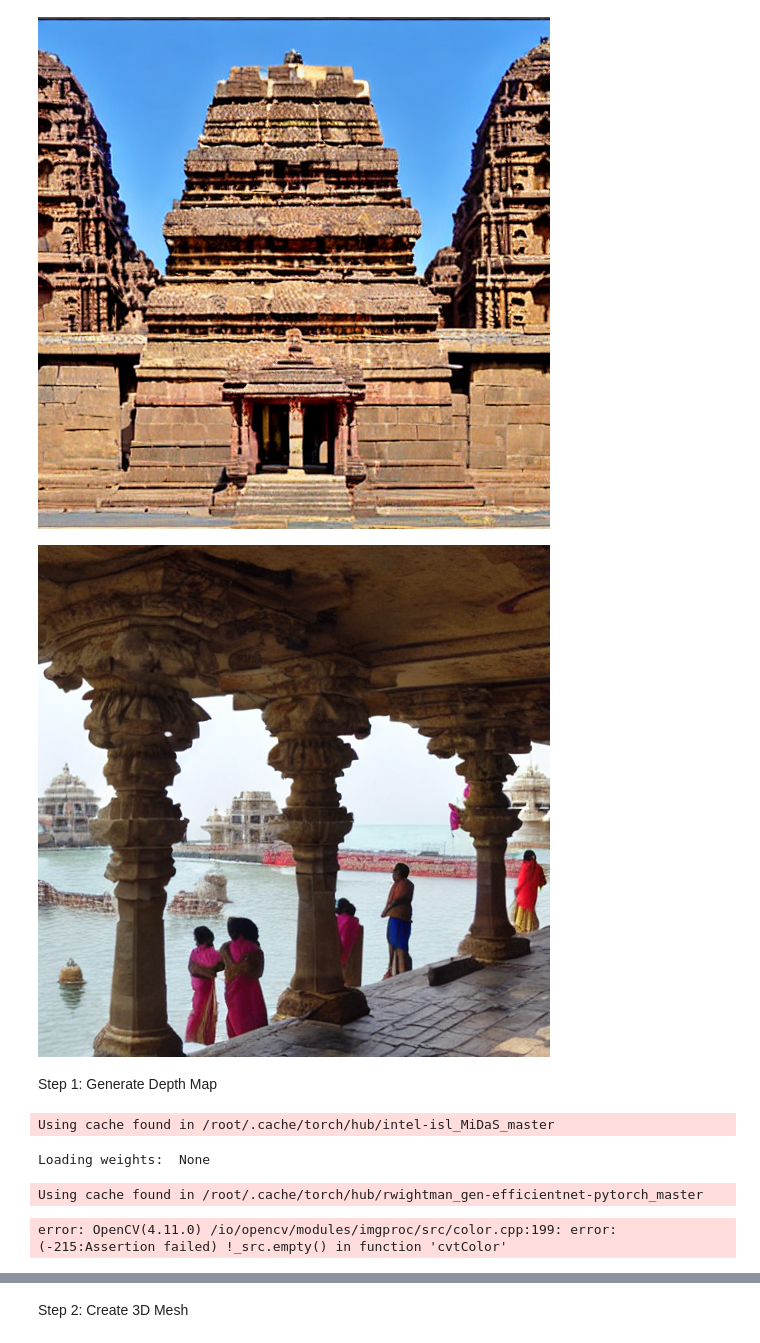
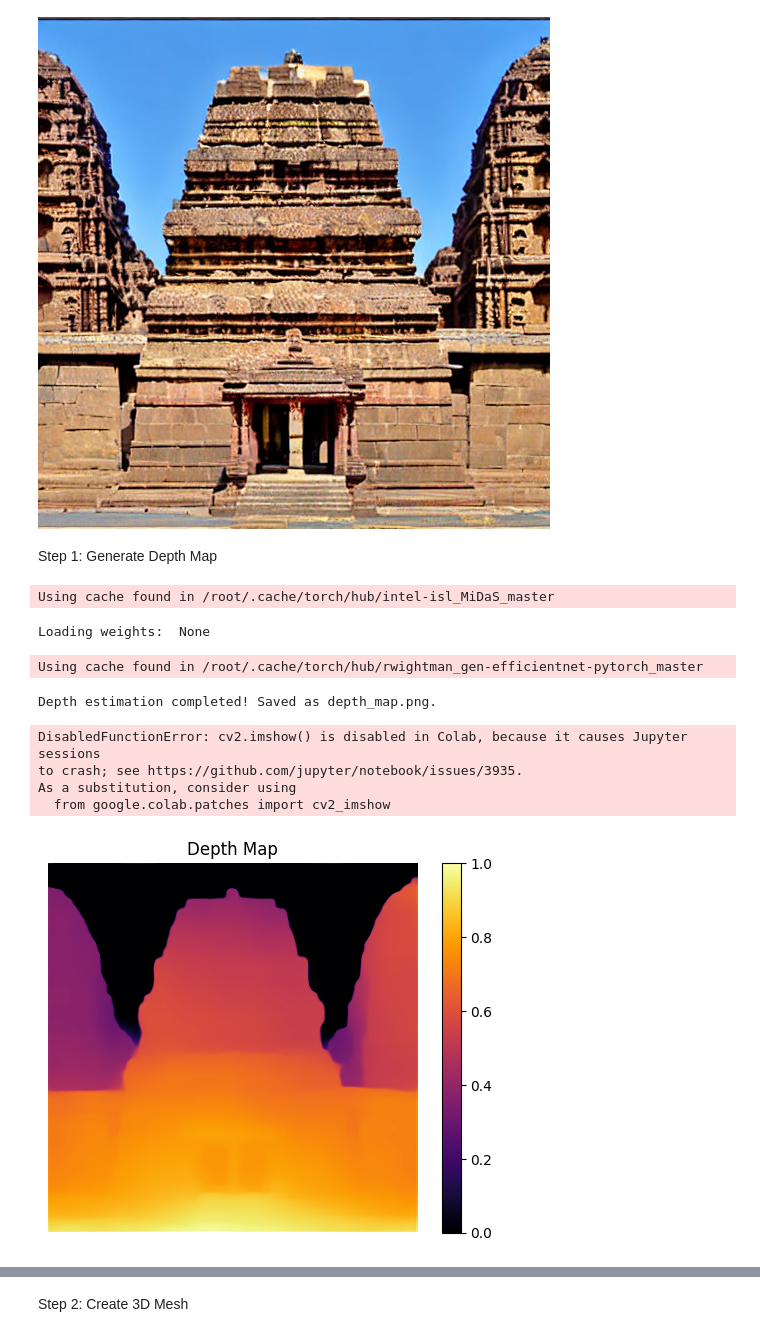
Before and after one commit to NandithaSHadligere/CulturalHeritage, a Jupyter notebook: HeritageAI.ipynb, the cells around one changed output, grey strips where cells are left out. Cells and saved outputs as stored; diff of their text form; code cells hidden in the pictures.

```diff
--- a/HeritageAI.ipynb
+++ b/HeritageAI.ipynb
@@ -36,31 +36,23 @@ You will be able to reuse this secret in all of your notebooks.
 Please note that authentication is recommended but still optional to access public models or datasets.
   warnings.warn(
 [figure]
-# %%
-
-# Example usage
-prompt = "Dwarka temple"
-image = generate_image(prompt)
-
-# Display the image in Jupyter Notebook
-display(image)
-
-# Save the generated image
-image.save("shree-krishna_temple.png")
-# %% [output]
-[figure, removed]
 # %% [markdown]
 Step 1: Generate Depth Map
 # %%
 import torch
 import cv2
 import numpy as np
+import requests
+from PIL import Image
+from io import BytesIO
 from torchvision.transforms import Compose, Resize, ToTensor, Normalize
+
+# Check device (GPU or CPU)
+device = "cuda" if torch.cuda.is_available() else "cpu"
 
 # Load MiDaS model
 midas_model = torch.hub.load("intel-isl/MiDaS", "MiDaS_small")
-midas_model.eval()
-midas_model.to("cuda")
+midas_model.eval().to(device)
 
 # Load transforms to prepare the image for the model
 transform = Compose([
@@ -69,26 +61,61 @@ transform = Compose([
     Normalize(mean=[0.485, 0.456, 0.406], std=[0.229, 0.224, 0.225]),
 ])
 
+def download_image(url):
+    """Download image from a URL and return it as a NumPy array."""
+    response = requests.get(url)
+    if response.status_code == 200:
+        img = Image.open(BytesIO(response.content))  # Open image from bytes
+        img = img.convert("RGB")  # Ensure it's in RGB format
+        return np.array(img)  # Convert to NumPy array
+    else:
+        raise ValueError(f"Error: Unable to download image from {url}")
+
 def estimate_depth(image_path):
-    img = cv2.imread(image_path)
-    img = cv2.cvtColor(img, cv2.COLOR_BGR2RGB)
-    img_input = transform(img).unsqueeze(0).to("cuda")
+    """Estimate depth from an image URL or local file path."""
+    if image_path.startswith("http"):
+        img = download_image(image_path)  # Download image from URL
+    else:
+        img = cv2.imread(image_path)
+        if img is None:
+            raise ValueError(f"Error: Unable to load image at {image_path}")
+        img = cv2.cvtColor(img, cv2.COLOR_BGR2RGB)
+
+    img = Image.fromarray(img)  # Convert NumPy array to PIL Image
+    img_input = transform(img).unsqueeze(0).to(device)
 
     with torch.no_grad():
         depth = midas_model(img_input)
         depth = depth.squeeze().cpu().numpy()
 
-    depth_min = depth.min()
-    depth_max = depth.max()
+    depth_min, depth_max = depth.min(), depth.max()
     depth_normalized = (depth - depth_min) / (depth_max - depth_min)
 
     return depth_normalized
 
 # Estimate depth
-depth_map = estimate_depth("sun_temple.png")
-cv2.imwrite("depth_map.png", depth_map * 255)
+image_url = "https://github.com/NandithaSHadligere/CulturalHeritage/blob/main/sun_temple.png?raw=true"
+depth_map = estimate_depth(image_url)
+
+# Save depth map as an image
+cv2.imwrite("depth_map.png", (depth_map * 255).astype(np.uint8))
+print("Depth estimation completed! Saved as depth_map.png.")
 # %% [output]
 Using cache found in /root/.cache/torch/hub/intel-isl_MiDaS_master
 Loading weights:  None
 Using cache found in /root/.cache/torch/hub/rwightman_gen-efficientnet-pytorch_master
-error: OpenCV(4.11.0) /io/opencv/modules/imgproc/src/color.cpp:199: error: (-215:Assertion failed) !_src.empty() in function 'cvtColor'
+Depth estimation completed! Saved as depth_map.png.
+DisabledFunctionError: cv2.imshow() is disabled in Colab, because it causes Jupyter sessions
+to crash; see https://github.com/jupyter/notebook/issues/3935.
+As a substitution, consider using
+  from google.colab.patches import cv2_imshow
+# %%
+import matplotlib.pyplot as plt
+
+plt.imshow(depth_map, cmap="inferno")  # Use 'inferno' for better visualization
+plt.colorbar()  # Show color scale
+plt.title("Depth Map")
+plt.axis("off")  # Hide axes
+plt.show()
+# %% [output]
+[figure, added]
```
Also changed, not shown: parts of 2 cells of this notebook.
